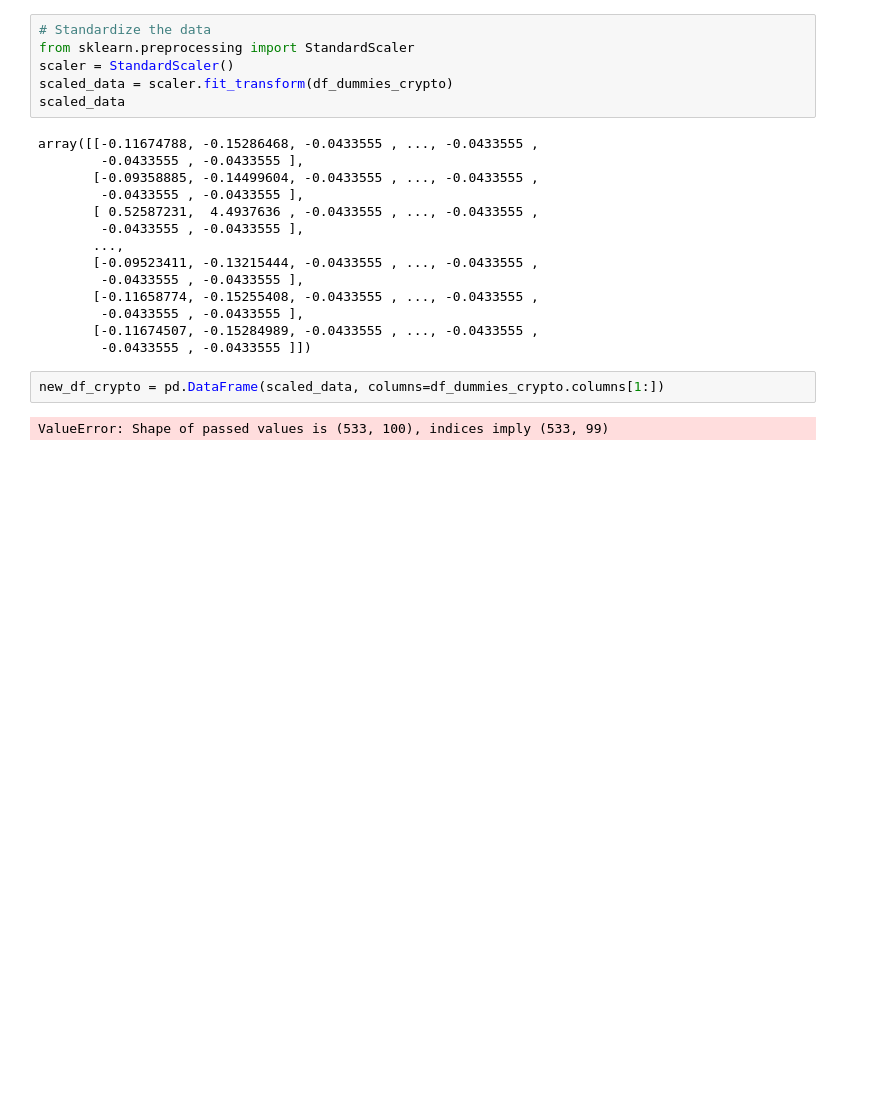
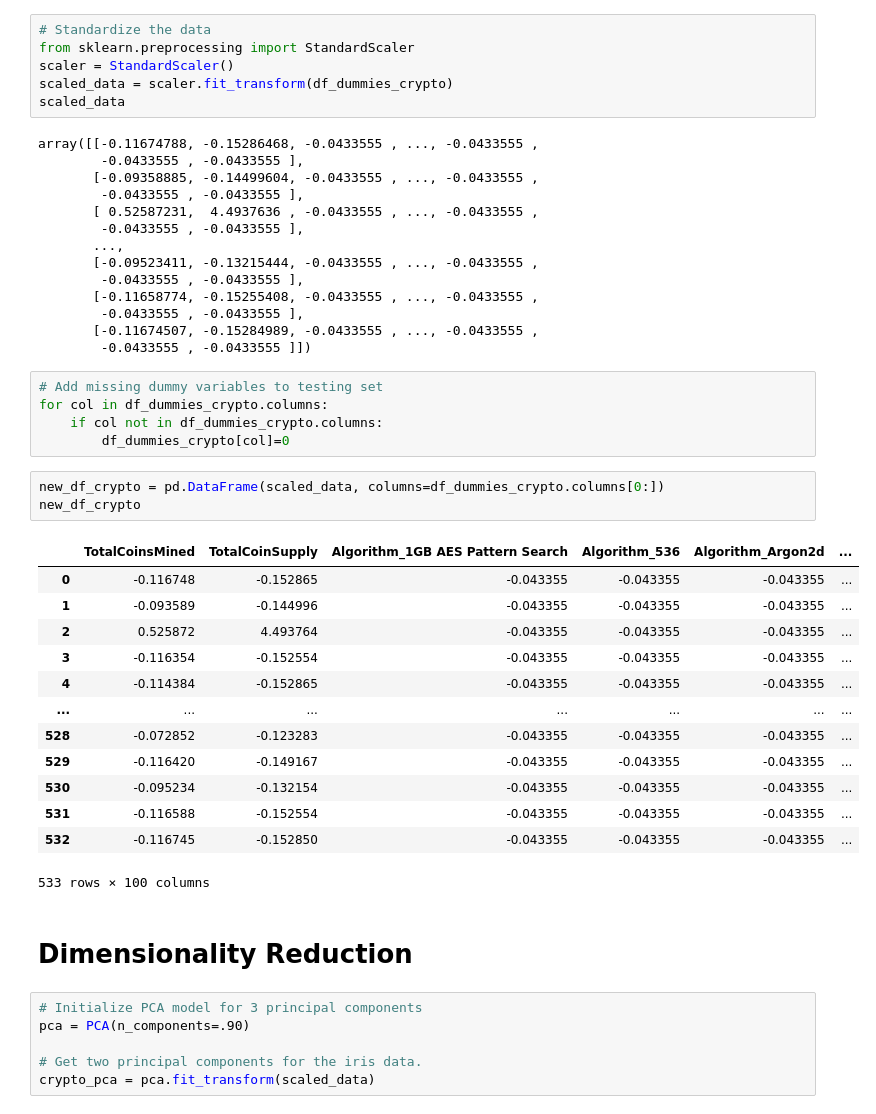
Before and after one commit to nimmyja/Cryptocurrency_Clusters_ML, a Jupyter notebook: cryptoclustering.ipynb, the cells around one changed output. Cells and saved outputs as stored; diff of their text form; blank space fills up the shorter version.

```diff
--- a/cryptoclustering.ipynb
+++ b/cryptoclustering.ipynb
@@ -135,7 +136,33 @@ array([[-0.11674788, -0.15286468, -0.0433555 , ..., -0.0433555 ,
         -0.0433555 , -0.0433555 ],
        [-0.11674507, -0.15284989, -0.0433555 , ..., -0.0433555 ,
         -0.0433555 , -0.0433555 ]])
+# %%
+# Add missing dummy variables to testing set
+for col in df_dummies_crypto.columns:
+    if col not in df_dummies_crypto.columns:
+        df_dummies_crypto[col]=0
 # %%
-new_df_crypto = pd.DataFrame(scaled_data, columns=df_dummies_crypto.columns[1:])
+new_df_crypto = pd.DataFrame(scaled_data, columns=df_dummies_crypto.columns[0:])
+new_df_crypto
 # %% [output]
+|  | TotalCoinsMined | TotalCoinSupply | Algorithm_1GB AES Pattern Search | Algorithm_536 | Algorithm_Argon2d | ... |
+| 0 | -0.116748 | -0.152865 | -0.043355 | -0.043355 | -0.043355 | ... |
+| 1 | -0.093589 | -0.144996 | -0.043355 | -0.043355 | -0.043355 | ... |
+| 2 | 0.525872 | 4.493764 | -0.043355 | -0.043355 | -0.043355 | ... |
+| 3 | -0.116354 | -0.152554 | -0.043355 | -0.043355 | -0.043355 | ... |
+| 4 | -0.114384 | -0.152865 | -0.043355 | -0.043355 | -0.043355 | ... |
+| ... | ... | ... | ... | ... | ... | ... |
+| 528 | -0.072852 | -0.123283 | -0.043355 | -0.043355 | -0.043355 | ... |
+| 529 | -0.116420 | -0.149167 | -0.043355 | -0.043355 | -0.043355 | ... |
+| 530 | -0.095234 | -0.132154 | -0.043355 | -0.043355 | -0.043355 | ... |
+| 531 | -0.116588 | -0.152554 | -0.043355 | -0.043355 | -0.043355 | ... |
+| 532 | -0.116745 | -0.152850 | -0.043355 | -0.043355 | -0.043355 | ... |
-ValueError: Shape of passed values is (533, 100), indices imply (533, 99)
+533 rows × 100 columns
+# %% [markdown]
+# Dimensionality Reduction
+# %%
+# Initialize PCA model for 3 principal components
+pca = PCA(n_components=.90)
+
+# Get two principal components for the iris data.
+crypto_pca = pca.fit_transform(scaled_data)
```
Also changed, not shown: parts of 10 cells of this notebook.
